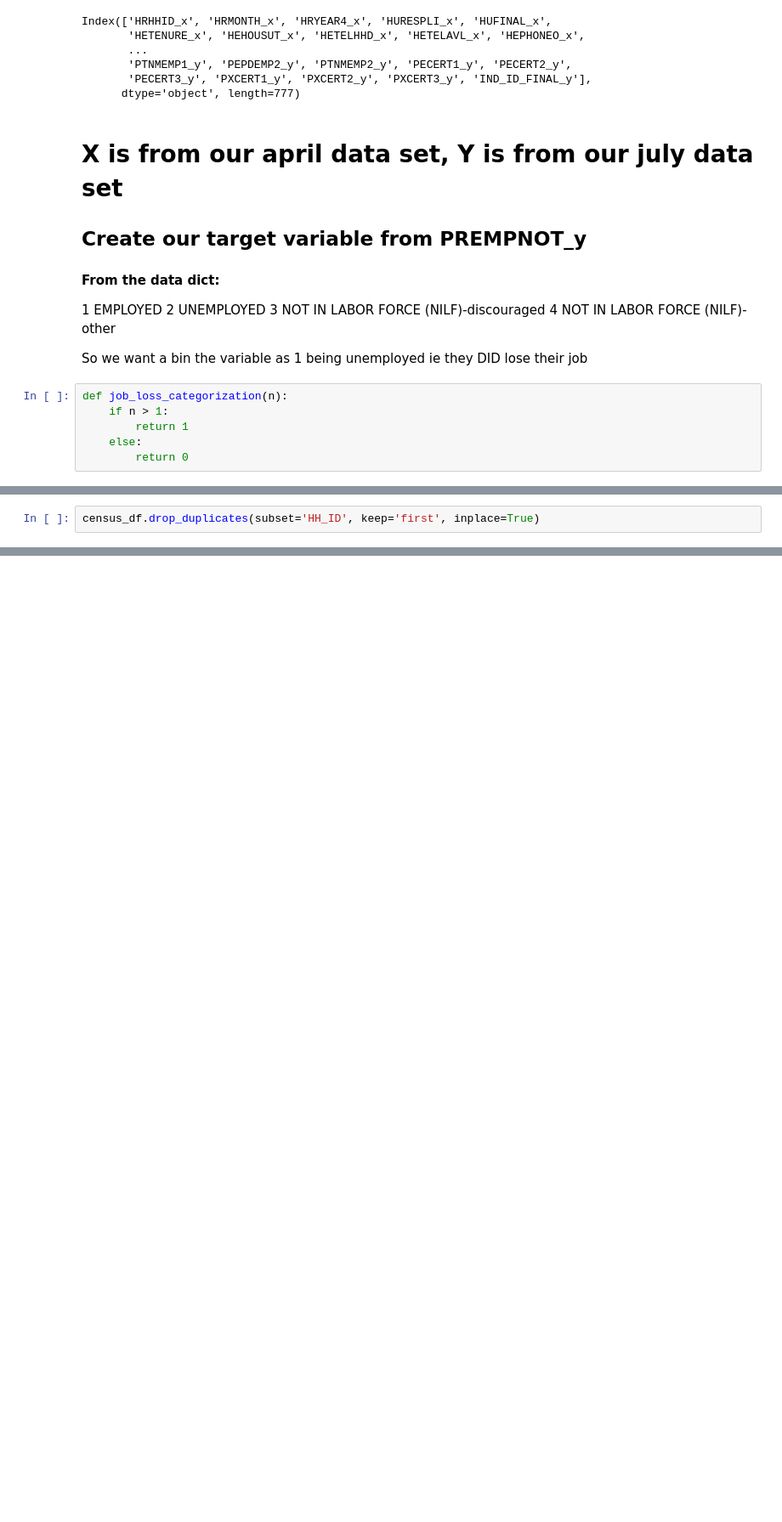
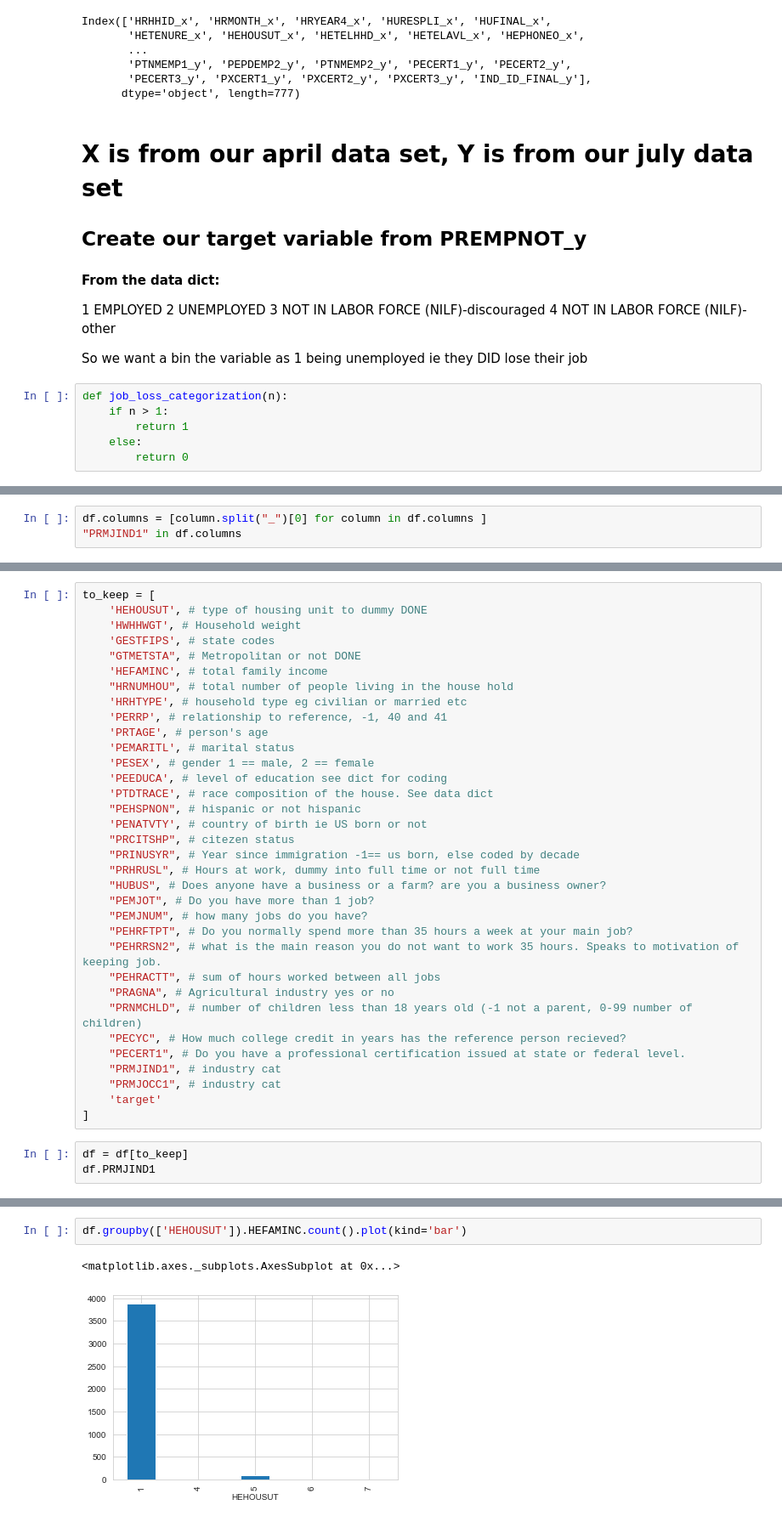
Before and after one commit to danvalen1/Corona-Employment, a Jupyter notebook: notebooks/tjh/mergedOncensus.ipynb, the cells around one changed output, grey strips where cells are left out. Shown at 85% size. Saved outputs shown, nothing was run; the diff lists cells and outputs as text; blank space fills up the shorter version.

```diff
--- a/notebooks/tjh/mergedOncensus.ipynb
+++ b/notebooks/tjh/mergedOncensus.ipynb
@@ -70,2 +152,0 @@ Name: PREMPNOT_x, dtype: int64
-# %%
-census_df.drop_duplicates(subset='HH_ID', keep='first', inplace=True)
@@ -101,0 +174,3 @@ census_df[census_df.PREMPNOT_y == -1]
+# %%
+df.columns = [column.split("_")[0] for column in df.columns ]
+"PRMJIND1" in df.columns
@@ -101,0 +181,37 @@ census_df[census_df.PREMPNOT_y == -1]
+# %%
+to_keep = [
+    'HEHOUSUT', # type of housing unit to dummy DONE
+    'HWHHWGT', # Household weight
+    'GESTFIPS', # state codes
+    "GTMETSTA", # Metropolitan or not DONE
+    'HEFAMINC', # total family income
+    "HRNUMHOU", # total number of people living in the house hold
+    'HRHTYPE', # household type eg civilian or married etc
+    'PERRP', # relationship to reference, -1, 40 and 41
+    'PRTAGE', # person's age
+    'PEMARITL', # marital status
+    'PESEX', # gender 1 == male, 2 == female
+    'PEEDUCA', # level of education see dict for coding
+    'PTDTRACE', # race composition of the house. See data dict
+    "PEHSPNON", # hispanic or not hispanic
+    'PENATVTY', # country of birth ie US born or not
+    "PRCITSHP", # citezen status
+    "PRINUSYR", # Year since immigration -1== us born, else coded by decade
+    "PRHRUSL", # Hours at work, dummy into full time or not full time
+    "HUBUS", # Does anyone have a business or a farm? are you a business owner?
+    "PEMJOT", # Do you have more than 1 job?
+    "PEMJNUM", # how many jobs do you have?
+    "PEHRFTPT", # Do you normally spend more than 35 hours a week at your main job?
+    "PEHRRSN2", # what is the main reason you do not want to work 35 hours. Speaks to motivation of keeping job.
+    "PEHRACTT", # sum of hours worked between all jobs
+    "PRAGNA", # Agricultural industry yes or no
+    "PRNMCHLD", # number of children less than 18 years old (-1 not a parent, 0-99 number of children)
+    "PECYC", # How much college credit in years has the reference person recieved?
+    "PECERT1", # Do you have a professional certification issued at state or federal level.
+    "PRMJIND1", # industry cat
+    "PRMJOCC1", # industry cat
+    'target'
+]
+# %%
+df = df[to_keep]
+df.PRMJIND1
@@ -101,0 +237,5 @@ census_df[census_df.PREMPNOT_y == -1]
+# %%
+df.groupby(['HEHOUSUT']).HEFAMINC.count().plot(kind='bar')
+# %% [output]
+<matplotlib.axes._subplots.AxesSubplot at 0x...>
+[figure, added]
```
Also changed, not shown: parts of 34 cells of this notebook, 2 other files.
